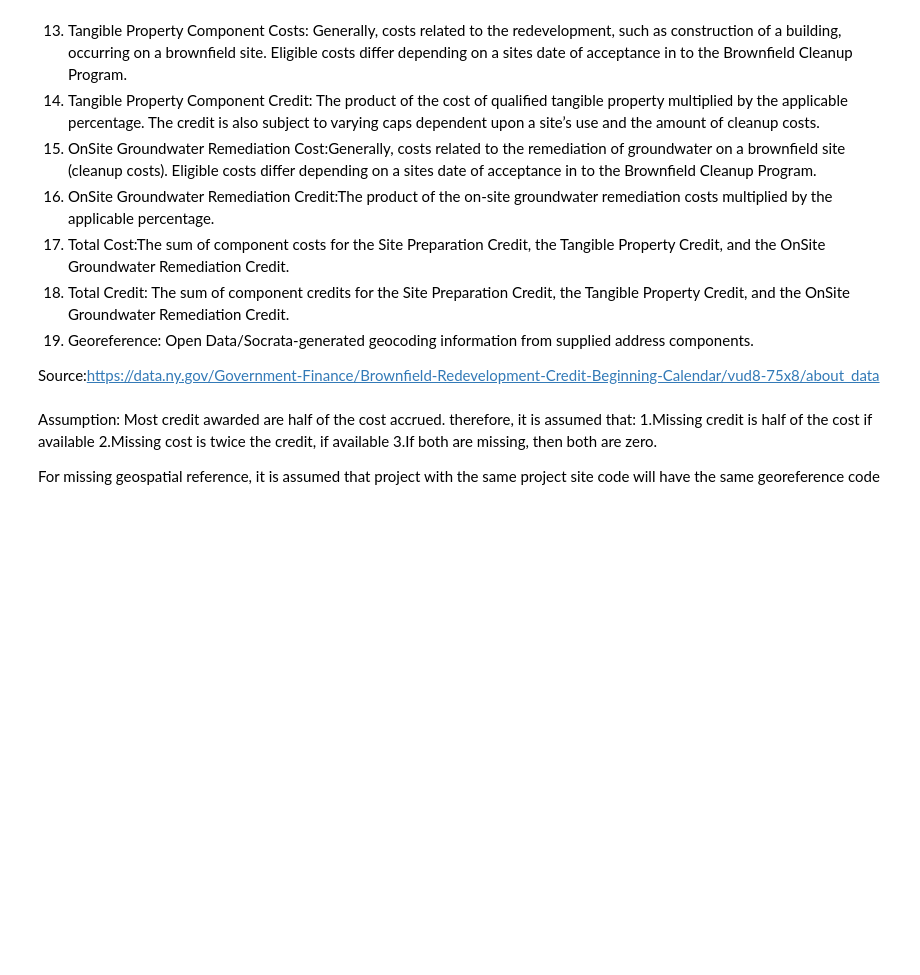
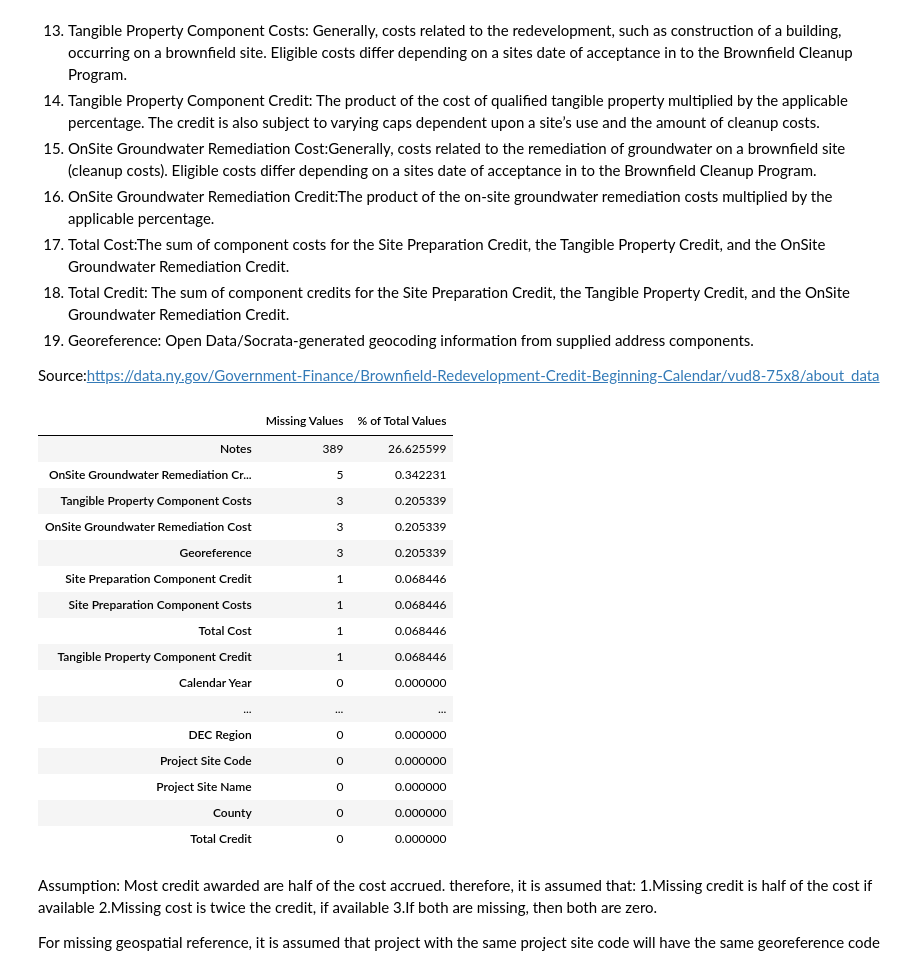
Before and after one commit to Medynal/thing, a Jupyter notebook: PRAC_I.ipynb, the cells around one changed output. Saved outputs shown, nothing was run; the diff lists cells and outputs as text; code cells hidden in the pictures; blank space fills up the shorter version.

```diff
--- a/PRAC_I.ipynb
+++ b/PRAC_I.ipynb
@@ -72,6 +72,35 @@ Column Description:
 19. Georeference: Open Data/Socrata-generated geocoding information from supplied address components.
 
 Source:https://data.ny.gov/Government-Finance/Brownfield-Redevelopment-Credit-Beginning-Calendar/vud8-75x8/about_data
+# %%
+def missing_values_table(df):
+    mis_val = df.isnull().sum() # Total missing values
+    mis_val_percent = 100 * mis_val / len(df)  # Percentage of missing values
+    mis_val_table = pd.concat([mis_val, mis_val_percent], axis=1)
+    mis_val_table = mis_val_table.rename(columns={0: 'Missing Values', 1: '% of Total Values'})
+    mis_val_table = mis_val_table.sort_values('% of Total Values', ascending=False)  # Sort the table by percentage of missing descending
+    return mis_val_table
+
+missing_values = missing_values_table(brownfield_df)
+display(missing_values.style.background_gradient(cmap='Blues'))
+# %% [output]
+|  | Missing Values | % of Total Values |
+| Notes | 389 | 26.625599 |
+| OnSite Groundwater Remediation Cr... | 5 | 0.342231 |
+| Tangible Property Component Costs | 3 | 0.205339 |
+| OnSite Groundwater Remediation Cost | 3 | 0.205339 |
+| Georeference | 3 | 0.205339 |
+| Site Preparation Component Credit | 1 | 0.068446 |
+| Site Preparation Component Costs | 1 | 0.068446 |
+| Total Cost | 1 | 0.068446 |
+| Tangible Property Component Credit | 1 | 0.068446 |
+| Calendar Year | 0 | 0.000000 |
+| ... | ... | ... |
+| DEC Region | 0 | 0.000000 |
+| Project Site Code | 0 | 0.000000 |
+| Project Site Name | 0 | 0.000000 |
+| County | 0 | 0.000000 |
+| Total Credit | 0 | 0.000000 |
 # %%
 #rename columns with long names for easy access.
 brownfield_df.columns = brownfield_df.columns.str.strip()
```
